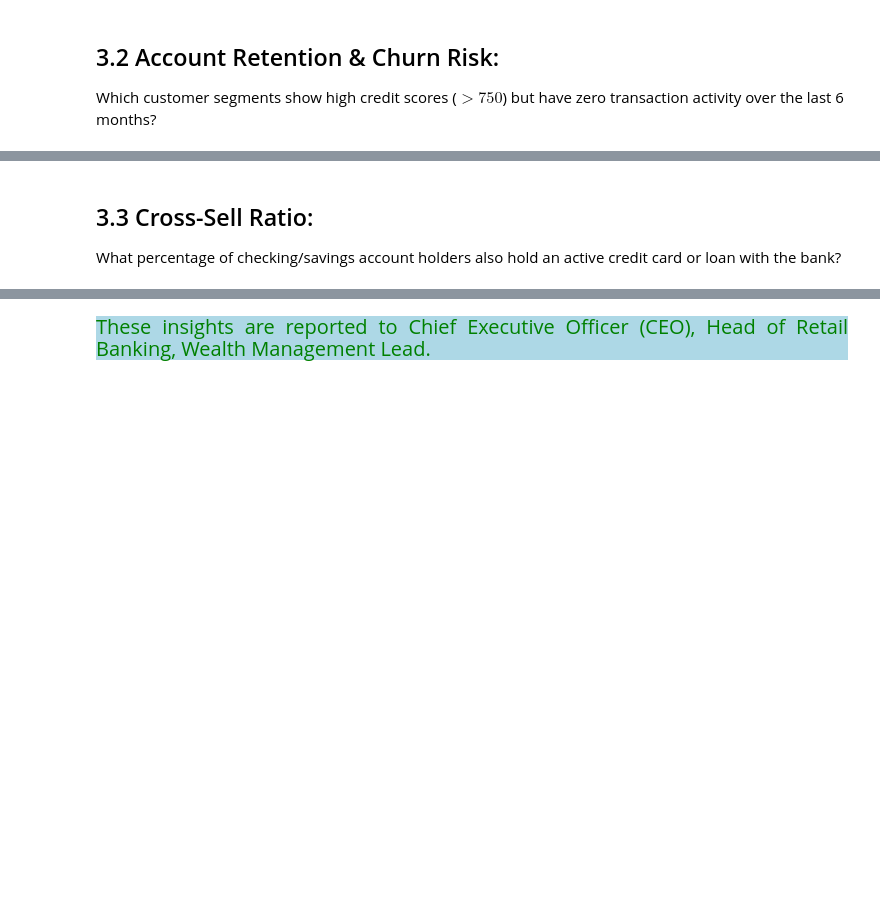
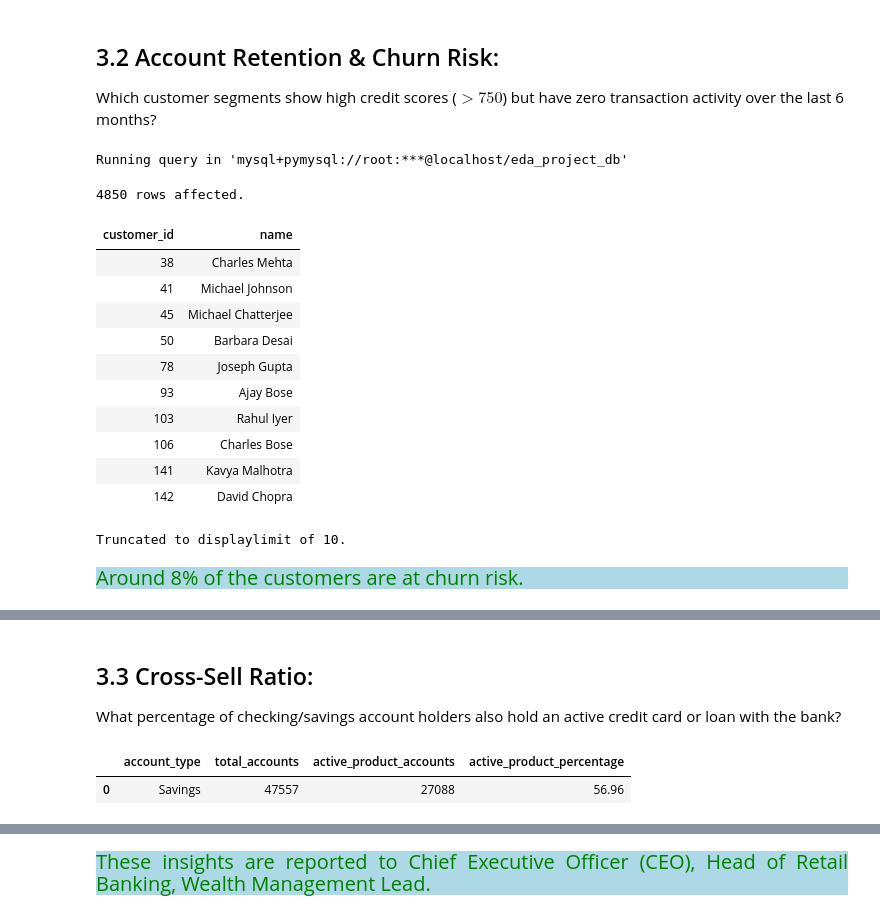
Before and after one commit to Kartika-Nidhi/Banking_Transaction_Analysis_SQL, a Jupyter notebook: BankingTransactions.ipynb, the cells around one changed output, grey strips where cells are left out. Saved outputs shown, nothing was run; the diff lists cells and outputs as text; code cells hidden in the pictures; blank space fills up the shorter version.

Commit message:
Customer growth analysis completed

```diff
--- a/BankingTransactions.ipynb
+++ b/BankingTransactions.ipynb
@@ -413,8 +413,82 @@ plt.show()
 # %% [markdown]
 ## 3.2 Account Retention & Churn Risk:
 Which customer segments show high credit scores ($>750$) but have zero transaction activity over the last 6 months?
+# %%
+%%sql
+WITH recent_active_customers AS (
+    SELECT DISTINCT a.customer_id
+    FROM accounts AS a
+    INNER JOIN transactions AS t
+        ON a.account_id = t.account_id
+    WHERE t.txn_date >= (
+        SELECT DATE_SUB(MAX(txn_date), INTERVAL 6 MONTH)
+        FROM transactions
+    )
+)
+
+SELECT
+    c.customer_id,
+    c.name
+FROM customers AS c
+LEFT JOIN recent_active_customers AS rac
+    ON c.customer_id = rac.customer_id
+WHERE c.credit_score > 750
+  AND rac.customer_id IS NULL;
+# %% [output]
+Running query in 'mysql+pymysql://root:***@localhost/eda_project_db'
+4850 rows affected.
+| customer_id | name |
+| 38 | Charles Mehta |
+| 41 | Michael Johnson |
+| 45 | Michael Chatterjee |
+| 50 | Barbara Desai |
+| 78 | Joseph Gupta |
+| 93 | Ajay Bose |
+| 103 | Rahul Iyer |
+| 106 | Charles Bose |
+| 141 | Kavya Malhotra |
+| 142 | David Chopra |
+Truncated to displaylimit of 10.
+# %% [markdown]
+<div style = "background-color:lightblue; color:green; font-size:20px; text-align:justify">Around 8% of the customers are at churn risk.
 # %% [markdown]
 <div>
 # %% [markdown]
 ## 3.3 Cross-Sell Ratio:
 What percentage of checking/savings account holders also hold an active credit card or loan with the bank?
+# %%
+query = """
+WITH active_account_ids AS (
+
+    SELECT account_id
+    FROM cards
+    WHERE status = 'Active'
+
+    UNION
+
+    SELECT a.account_id
+    FROM accounts AS a
+    INNER JOIN loans AS l
+        ON a.customer_id = l.customer_id
+    WHERE l.status = 'Active'
+)
+SELECT
+    a.account_type,
+    COUNT(a.account_id) AS total_accounts,
+    COUNT(active.account_id) AS active_product_accounts,
+    ROUND(
+        100.0 * COUNT(active.account_id) / COUNT(a.account_id),
+        2
+    ) AS active_product_percentage
+FROM accounts AS a
+LEFT JOIN active_account_ids AS active
+    ON a.account_id = active.account_id
+WHERE a.account_type IN ('savings', 'checking')
+GROUP BY a.account_type;
+"""
+
+df = pd.read_sql(query, engine)
+df
+# %% [output]
+|  | account_type | total_accounts | active_product_accounts | active_product_percentage |
+| 0 | Savings | 47557 | 27088 | 56.96 |
```
Also changed, not shown: parts of 2 cells of this notebook.
